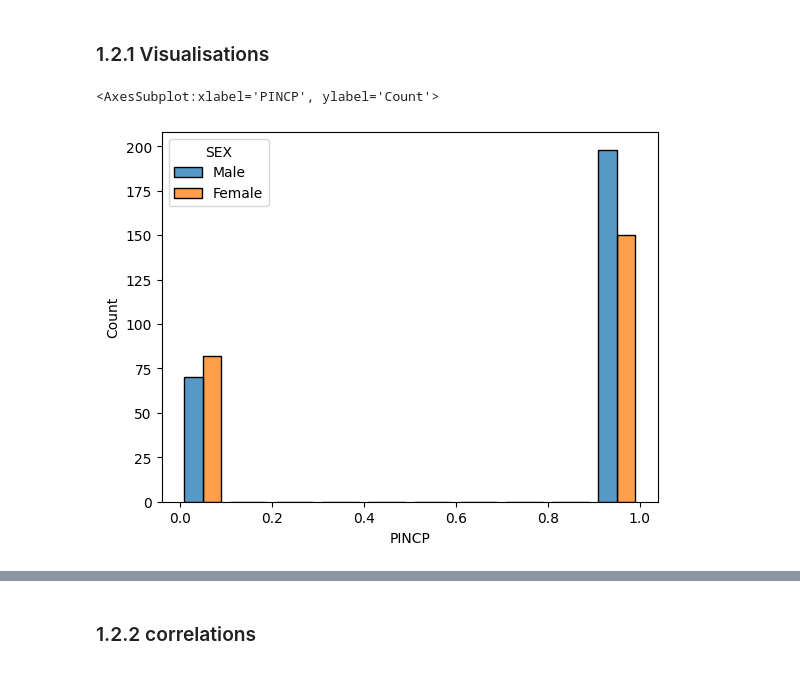
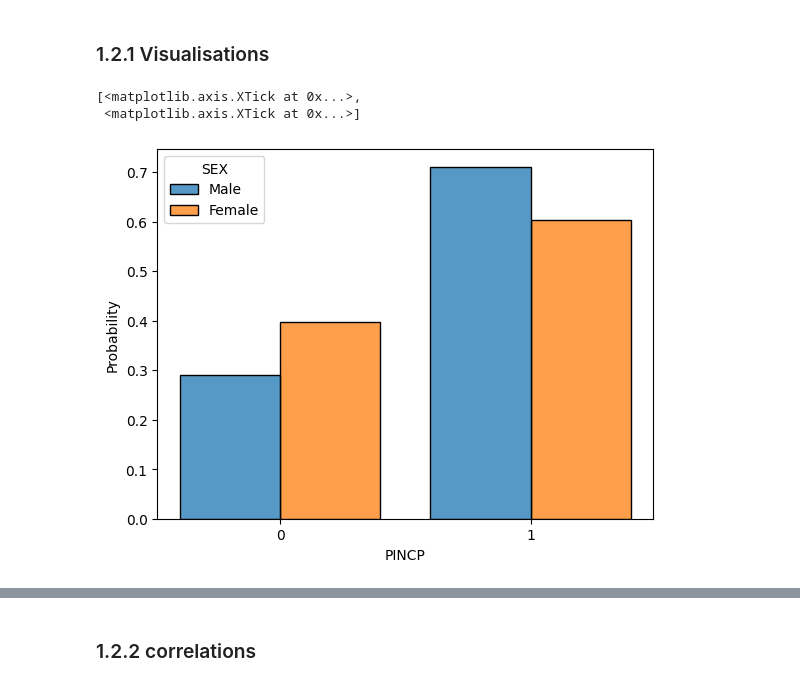
Before and after one commit to Ispanicus/fairness, a Jupyter notebook: alan-assignment-02.ipynb, the cells around one changed output, grey strips where cells are left out. Cells and saved outputs as stored; diff of their text form; code cells hidden in the pictures.

```diff
--- a/alan-assignment-02.ipynb
+++ b/alan-assignment-02.ipynb
@@ -58,4 +59,9 @@ ACSIncomeNew = BasicProblem(
 )
 # %%
 features, target, protected = ACSIncomeNew.df_to_pandas(acs_data)
+features_old = features.copy()
+# %%
+features = features.loc[features.index.repeat(features_old.PWGTP)].reset_index(drop=True).drop('PWGTP', axis=1)
+target = target.loc[target.index.repeat(features_old.PWGTP)].reset_index(drop=True)
+protected = protected.loc[protected.index.repeat(features_old.PWGTP)].reset_index(drop=True)
 # %%
@@ -123,9 +134,11 @@ Looking at the distribution of features for each gender, a model could potential
 # %% [markdown]
  ### 1.2.1 Visualisations
 # %%
-sns.histplot(data=X_train.assign(PINCP=y_train, SEX=np.where(X_train['SEX'] == 1, 'Male', 'Female')), x='PINCP', hue='SEX', multiple="dodge", shrink=0.8)
+g = sns.histplot(data=X_train.assign(PINCP=y_train, SEX=np.where(X_train['SEX'] == 1, 'Male', 'Female')), x='PINCP', hue='SEX', multiple="dodge", common_norm=False, shrink=0.8, discrete=True, stat='probability')
+g.set_xticks([0,1])
 # %% [output]
-<AxesSubplot:xlabel='PINCP', ylabel='Count'>
+[<matplotlib.axis.XTick at 0x...>,
+ <matplotlib.axis.XTick at 0x...>]
-[figure, old version]
+[figure, new version]
 # %%
 for feature in X_train.drop(['SEX'], axis=1).columns:
```
Also changed, not shown: parts of 11 cells of this notebook.
